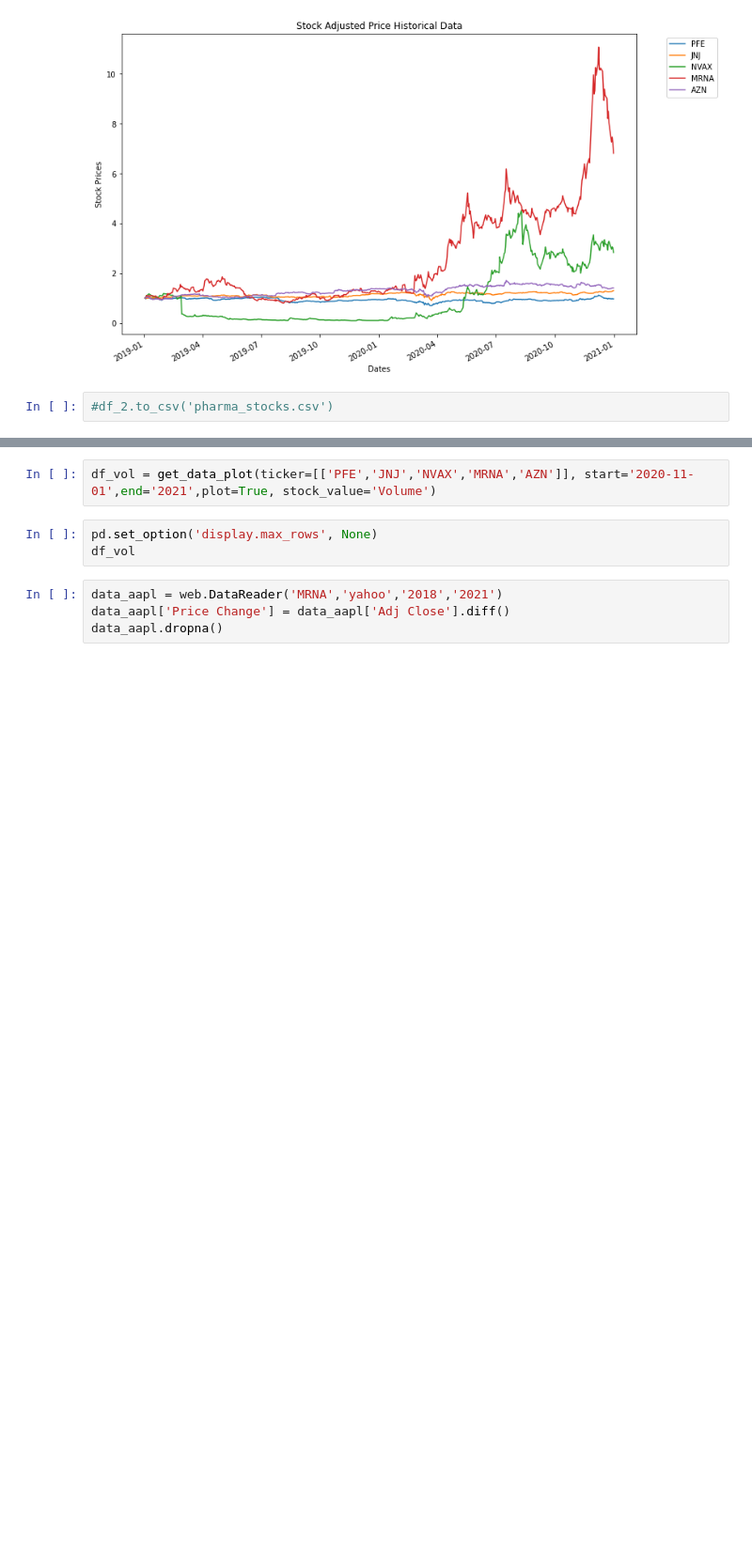
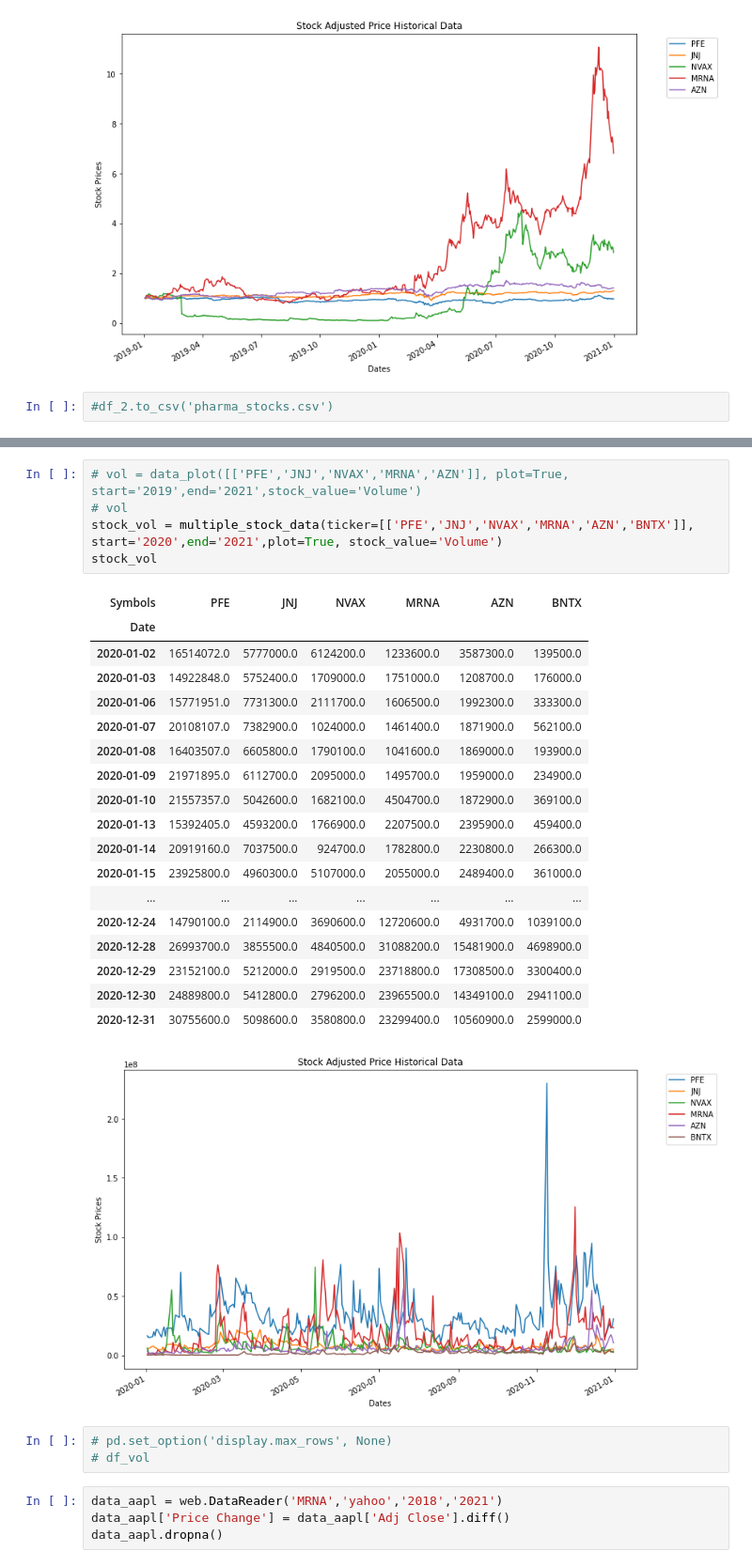
Before and after one commit to davidrtorres/Model-5-Stock-Price-Forecasting, a Jupyter notebook: Stocks_Capstone_2-1-21.ipynb, the cells around one changed output, grey strips where cells are left out. Shown at 94% size. Saved outputs shown, nothing was run; the diff lists cells and outputs as text; blank space fills up the shorter version.

```diff
--- a/Stocks_Capstone_2-1-21.ipynb
+++ b/Stocks_Capstone_2-1-21.ipynb
@@ -192,8 +192,31 @@ pharma.head()
 # %%
-df_vol = get_data_plot(ticker=[['PFE','JNJ','NVAX','MRNA','AZN']], start='2020-11-01',end='2021',plot=True, stock_value='Volume')
+# vol = data_plot([['PFE','JNJ','NVAX','MRNA','AZN']], plot=True, start='2019',end='2021',stock_value='Volume')
+# vol
+stock_vol = multiple_stock_data(ticker=[['PFE','JNJ','NVAX','MRNA','AZN','BNTX']], start='2020',end='2021',plot=True, stock_value='Volume')
+stock_vol
+# %% [output]
+| Symbols | PFE | JNJ | NVAX | MRNA | AZN | BNTX |
+| Date |  |  |  |  |  |  |
+| 2020-01-02 | 16514072.0 | 5777000.0 | 6124200.0 | 1233600.0 | 3587300.0 | 139500.0 |
+| 2020-01-03 | 14922848.0 | 5752400.0 | 1709000.0 | 1751000.0 | 1208700.0 | 176000.0 |
+| 2020-01-06 | 15771951.0 | 7731300.0 | 2111700.0 | 1606500.0 | 1992300.0 | 333300.0 |
+| 2020-01-07 | 20108107.0 | 7382900.0 | 1024000.0 | 1461400.0 | 1871900.0 | 562100.0 |
+| 2020-01-08 | 16403507.0 | 6605800.0 | 1790100.0 | 1041600.0 | 1869000.0 | 193900.0 |
+| 2020-01-09 | 21971895.0 | 6112700.0 | 2095000.0 | 1495700.0 | 1959000.0 | 234900.0 |
+| 2020-01-10 | 21557357.0 | 5042600.0 | 1682100.0 | 4504700.0 | 1872900.0 | 369100.0 |
+| 2020-01-13 | 15392405.0 | 4593200.0 | 1766900.0 | 2207500.0 | 2395900.0 | 459400.0 |
+| 2020-01-14 | 20919160.0 | 7037500.0 | 924700.0 | 1782800.0 | 2230800.0 | 266300.0 |
+| 2020-01-15 | 23925800.0 | 4960300.0 | 5107000.0 | 2055000.0 | 2489400.0 | 361000.0 |
+| ... | ... | ... | ... | ... | ... | ... |
+| 2020-12-24 | 14790100.0 | 2114900.0 | 3690600.0 | 12720600.0 | 4931700.0 | 1039100.0 |
+| 2020-12-28 | 26993700.0 | 3855500.0 | 4840500.0 | 31088200.0 | 15481900.0 | 4698900.0 |
+| 2020-12-29 | 23152100.0 | 5212000.0 | 2919500.0 | 23718800.0 | 17308500.0 | 3300400.0 |
+| 2020-12-30 | 24889800.0 | 5412800.0 | 2796200.0 | 23965500.0 | 14349100.0 | 2941100.0 |
+| 2020-12-31 | 30755600.0 | 5098600.0 | 3580800.0 | 23299400.0 | 10560900.0 | 2599000.0 |
+[figure, added]
 # %%
-pd.set_option('display.max_rows', None)
-df_vol
+# pd.set_option('display.max_rows', None)
+# df_vol
 # %%
 data_aapl = web.DataReader('MRNA','yahoo','2018','2021')
 data_aapl['Price Change'] = data_aapl['Adj Close'].diff()
```
Also changed, not shown: parts of 9 cells of this notebook, 1 other file.
